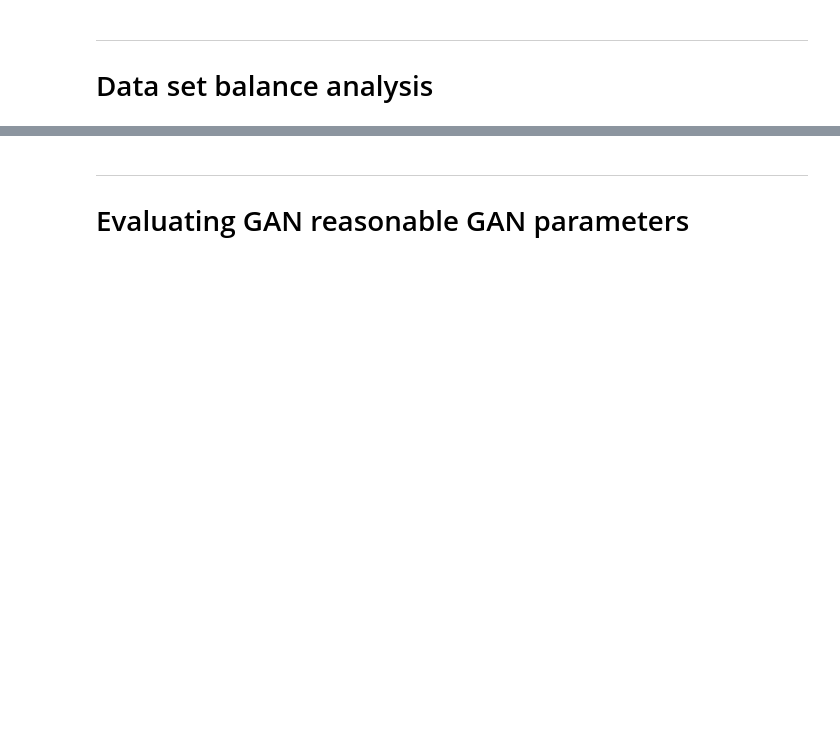
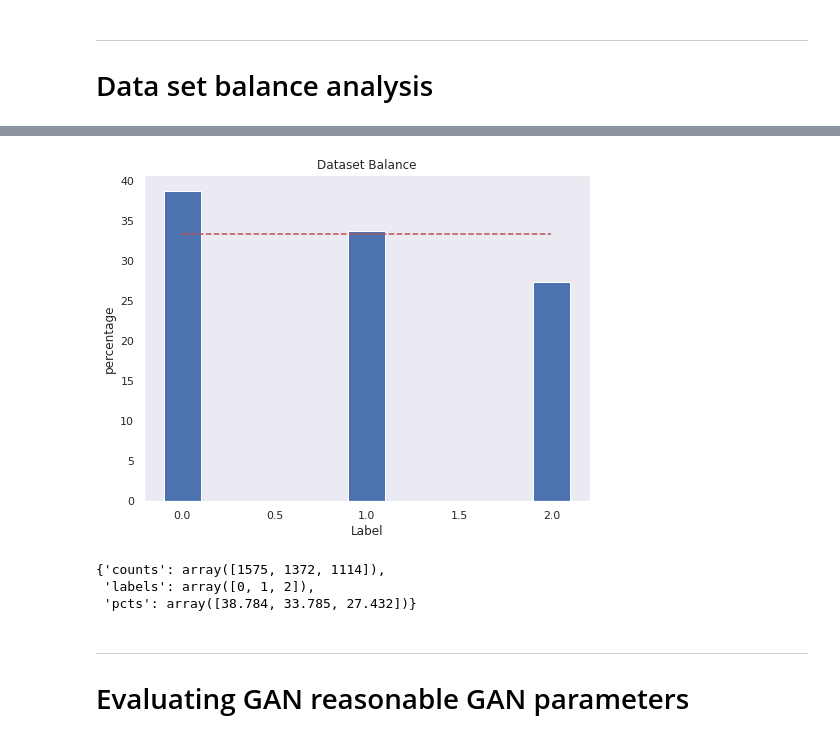
Before and after one commit to Unique-Divine/GANs-for-Genomics, a Jupyter notebook: NNsforGenomics_Colab.ipynb, the cells around one changed output, grey strips where cells are left out. Cells and saved outputs as stored; diff of their text form; code cells hidden in the pictures; blank space fills up the shorter version.

```diff
--- a/NNsforGenomics_Colab.ipynb
+++ b/NNsforGenomics_Colab.ipynb
@@ -592,3 +603,16 @@ labels: [0 1 2]
+# %%
+toy_X = PCA_reduction(X_r(10), n = 6)
+# %%
+def play():
+    toy_X.shape, Y.shape
+    balance = balance_check()
+    return balance
+play()
+# %% [output]
+[figure, added]
+{'counts': array([1575, 1372, 1114]),
+ 'labels': array([0, 1, 2]),
+ 'pcts': array([38.784, 33.785, 27.432])}
 # %% [markdown]
 ---
 
```
Also changed, not shown: parts of 2 cells of this notebook.
